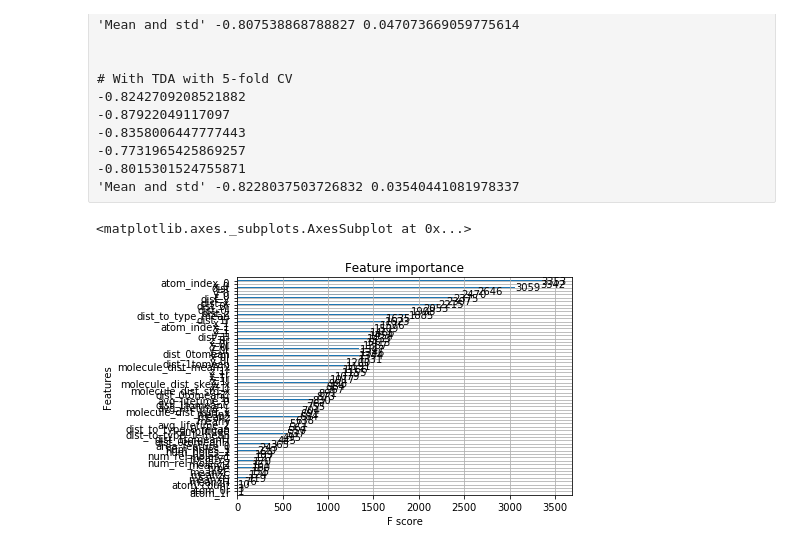
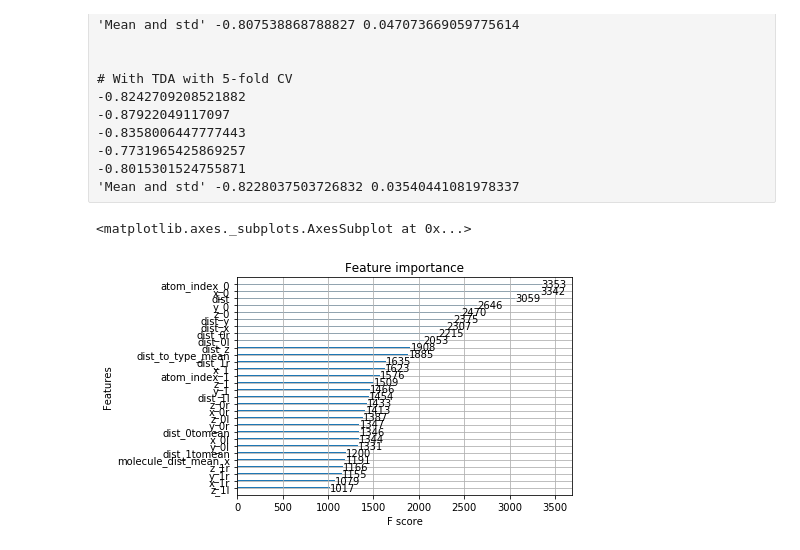
Before and after one commit to giotto-ai/molecule_bond_prediction, a Jupyter notebook: notebooks/molecule_predict_short.ipynb, the cells around one changed output. Cells and saved outputs as stored; diff of their text form; code cells hidden in the pictures.

```diff
--- a/notebooks/molecule_predict_short.ipynb
+++ b/notebooks/molecule_predict_short.ipynb
@@ -167,6 +167,12 @@ with open('../data/generated_features/area_feature_1_dict.pickle', 'rb') as f:
     area_feature_1_dict = pickle.load(f)
 with open('../data/generated_features/area_feature_2_dict.pickle', 'rb') as f:
     area_feature_2_dict = pickle.load(f)
+with open('../data/generated_features/area_feature_0_graph_dict.pickle', 'rb') as f:
+    area_feature_0_graph_dict = pickle.load(f)
+with open('../data/generated_features/area_feature_1_graph_dict.pickle', 'rb') as f:
+    area_feature_1_graph_dict = pickle.load(f)
+with open('../data/generated_features/area_feature_2_graph_dict.pickle', 'rb') as f:
+    area_feature_2_graph_dict = pickle.load(f)
 
 num_rel_holes_0_graph = [num_rel_holes_0_graph_dict[m] for m in molecules]
 num_rel_holes_1_graph = [num_rel_holes_1_graph_dict[m] for m in molecules]
@@ -181,6 +187,9 @@ amplitude_graph = [amplitude_graph_dict[m] for m in molecules]
 area_feature_0 = [area_feature_0_dict[m] for m in molecules]
 area_feature_1 = [area_feature_1_dict[m] for m in molecules]
 area_feature_2 = [area_feature_2_dict[m] for m in molecules]
+area_feature_0_graph = [area_feature_0_graph_dict[m] for m in molecules]
+area_feature_1_graph = [area_feature_1_graph_dict[m] for m in molecules]
+area_feature_2_graph = [area_feature_2_graph_dict[m] for m in molecules]
 
 X['num_rel_holes_0'] = num_rel_holes_0
 X['num_rel_holes_1'] = num_rel_holes_1
@@ -207,6 +216,9 @@ X['amplitude_graph'] = amplitude_graph
 X['area_feature_0'] = area_feature_0
 X['area_feature_1'] = area_feature_0
 X['area_feature_2'] = area_feature_0
+X['area_feature_0_graph'] = area_feature_0_graph
+X['area_feature_1_graph'] = area_feature_1_graph
+X['area_feature_2_graph'] = area_feature_2_graph
 
 non_TDA_features = ['atom_index_0', 'atom_index_1', 'type', 'type_0', 'type_1', 'atom_0',
 'x_0', 'y_0', 'z_0', 'atom_1', 'x_1', 'y_1', 'z_1',
@@ -237,9 +249,10 @@ tda_features = ['num_rel_holes_0', 'num_rel_holes_1', 'num_rel_holes_2', 'num_ho
                 'num_holes_2', 'avg_lifetime_0', 'avg_lifetime_1', 'avg_lifetime_2', 'amplitude',
                 'num_rel_holes_0_graph', 'num_rel_holes_1_graph', 'num_rel_holes_2_graph', 'num_holes_0_graph',
                 'num_holes_1_graph', 'num_holes_2_graph', 'avg_lifetime_0_graph', 'avg_lifetime_1_graph',
-                'avg_lifetime_2_graph', 'amplitude_graph', 'area_feature_0', 'area_feature_1', 'area_feature_2']
+                'avg_lifetime_2_graph', 'amplitude_graph', 'area_feature_0', 'area_feature_1', 'area_feature_2',
+                'area_feature_0_graph', 'area_feature_1_graph', 'area_feature_2_graph', 'type']
 
-X = X[non_TDA_features]
+X = X[tda_features]
 # %%
 X_tda = pd.DataFrame(np.array([num_rel_holes_0_graph, num_rel_holes_1_graph, num_rel_holes_2_graph,
  num_holes_0_graph, num_holes_1_graph, num_holes_2_graph,
@@ -312,7 +325,7 @@ print(np.mean(results), np.std(results))
 -0.8015301524755871
 'Mean and std' -0.8228037503726832 0.03540441081978337
 # %%
-plot_importance(model)
+plot_importance(model, max_num_features=30)
 # %% [output]
 <matplotlib.axes._subplots.AxesSubplot at 0x...>
-[figure, old version]
+[figure, new version]
```
Also changed, not shown: parts of 2 cells of this notebook.
